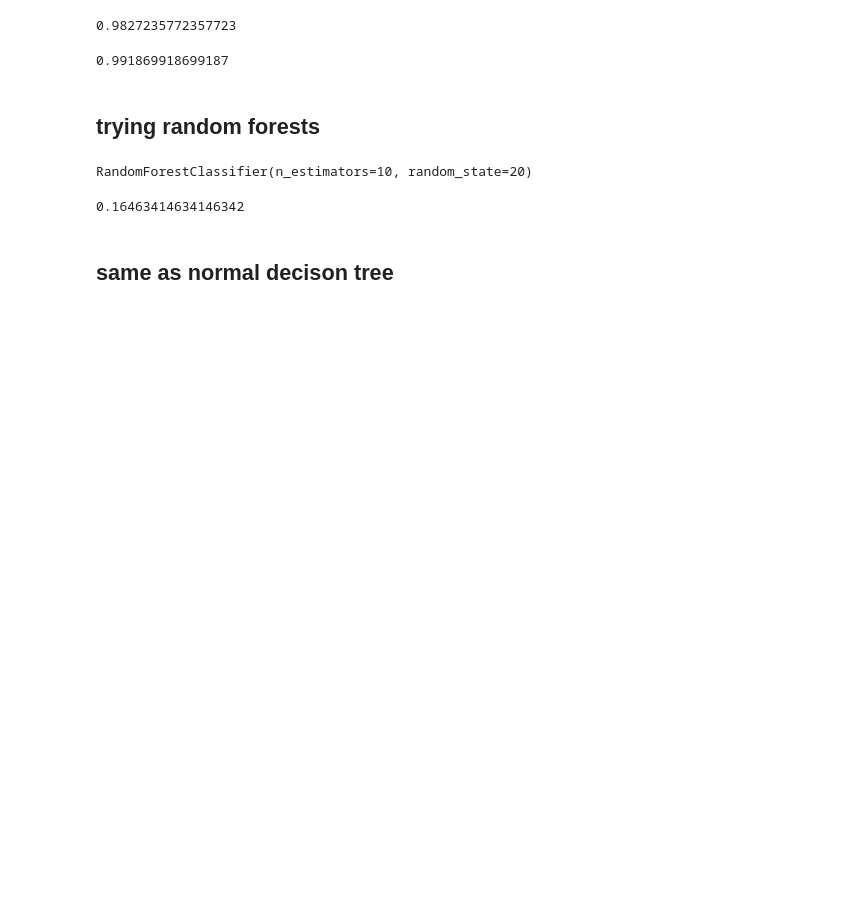
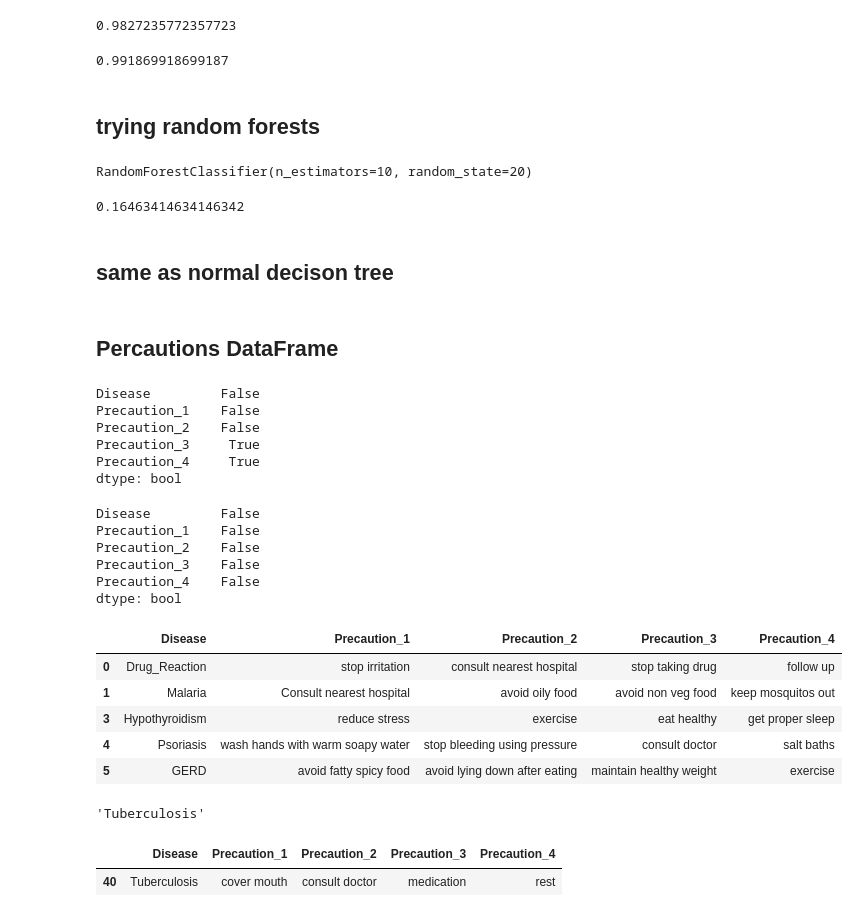
Before and after one commit to yousifelboukhary/Health_Hackthone_project, a Jupyter notebook: Classification Model1.ipynb, the cells around one changed output. Drawn from its saved outputs; the diff is of its cells as text; code cells hidden in the pictures; blank space fills up the shorter version.

```diff
--- a/Classification Model1.ipynb
+++ b/Classification Model1.ipynb
@@ -351,3 +351,44 @@ print(accuracy_score(Y_test,Y_pred))
 0.16463414634146342
 # %% [markdown]
 ## same as normal decison tree
+# %% [markdown]
+## Percautions DataFrame
+# %%
+p_r.isna().any()
+# %% [output]
+Disease         False
+Precaution_1    False
+Precaution_2    False
+Precaution_3     True
+Precaution_4     True
+dtype: bool
+# %%
+p_r = p_r.dropna()
+# %%
+p_r.isna().any()
+# %% [output]
+Disease         False
+Precaution_1    False
+Precaution_2    False
+Precaution_3    False
+Precaution_4    False
+dtype: bool
+# %%
+p_r.head(5)
+# %% [output]
+|  | Disease | Precaution_1 | Precaution_2 | Precaution_3 | Precaution_4 |
+| 0 | Drug_Reaction | stop irritation | consult nearest hospital | stop taking drug | follow up |
+| 1 | Malaria | Consult nearest hospital | avoid oily food | avoid non veg food | keep mosquitos out |
+| 3 | Hypothyroidism | reduce stress | exercise | eat healthy | get proper sleep |
+| 4 | Psoriasis | wash hands with warm soapy water | stop bleeding using pressure | consult doctor | salt baths |
+| 5 | GERD | avoid fatty spicy food | avoid lying down after eating | maintain healthy weight | exercise |
+# %%
+pred = svc.predict([df.iloc[0,1:]])
+pred[0]
+# %% [output]
+'Tuberculosis'
+# %%
+p_r[p_r["Disease"]==pred[0]]
+# %% [output]
+|  | Disease | Precaution_1 | Precaution_2 | Precaution_3 | Precaution_4 |
+| 40 | Tuberculosis | cover mouth | consult doctor | medication | rest |
```
